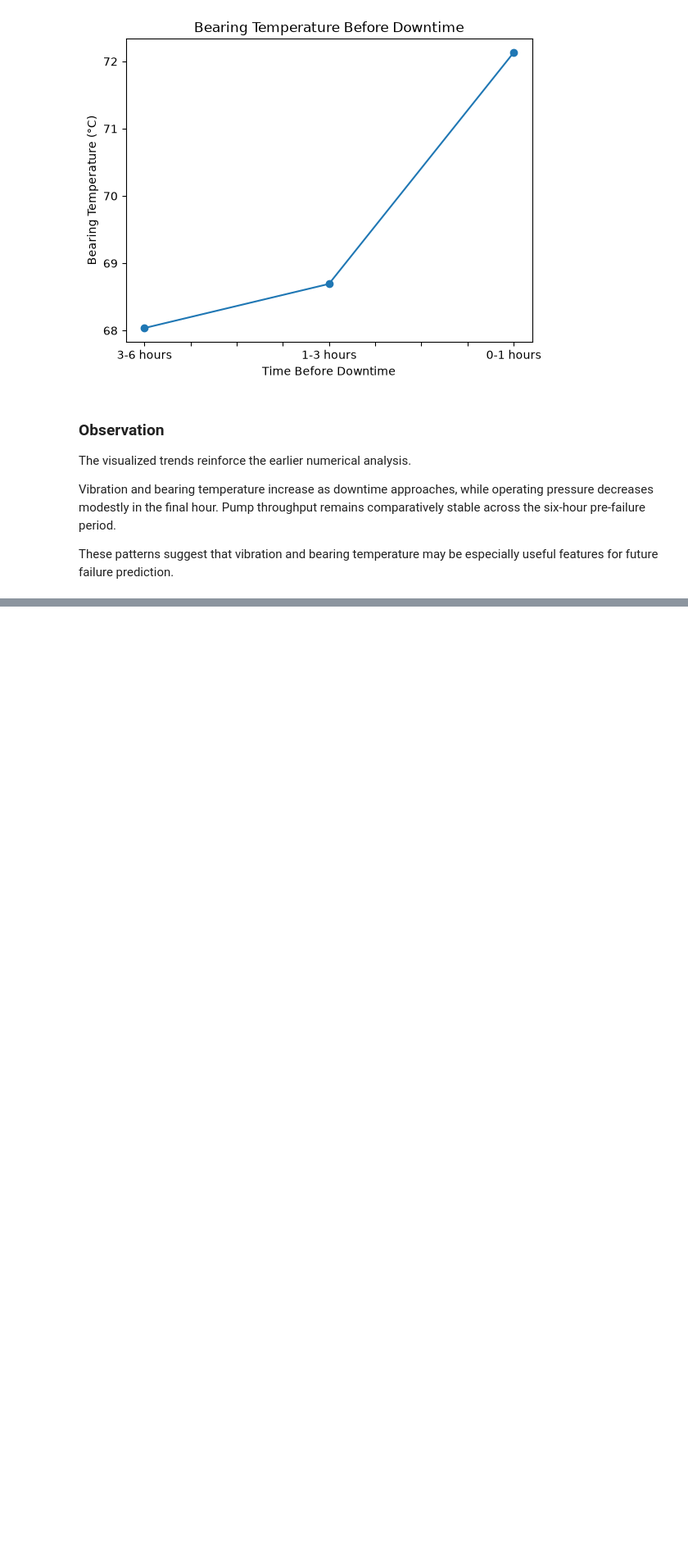
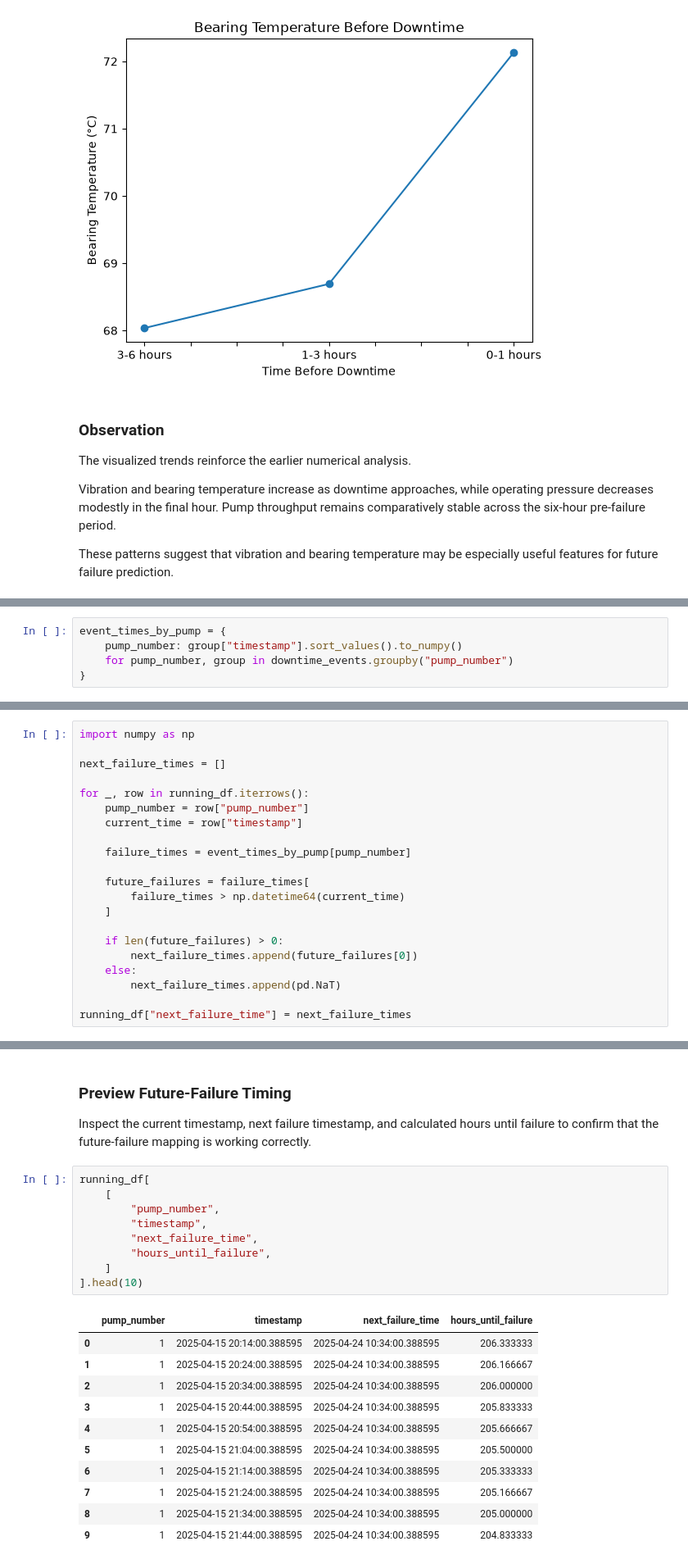
Before and after one commit to MohnishMehta/Break-Through-Tech-ML-Pipeline, a Jupyter notebook: notebooks/01_data_exploration.ipynb, the cells around one changed output, grey strips where cells are left out. Shown at 82% size. Drawn from its saved outputs; the diff is of its cells as text; blank space fills up the shorter version.

```diff
--- a/notebooks/01_data_exploration.ipynb
+++ b/notebooks/01_data_exploration.ipynb
@@ -638,0 +675,5 @@ These patterns suggest that vibration and bearing temperature may be especially
+# %%
+event_times_by_pump = {
+    pump_number: group["timestamp"].sort_values().to_numpy()
+    for pump_number, group in downtime_events.groupby("pump_number")
+}
@@ -638,0 +686,21 @@ These patterns suggest that vibration and bearing temperature may be especially
+# %%
+import numpy as np
+
+next_failure_times = []
+
+for _, row in running_df.iterrows():
+    pump_number = row["pump_number"]
+    current_time = row["timestamp"]
+
+    failure_times = event_times_by_pump[pump_number]
+
+    future_failures = failure_times[
+        failure_times > np.datetime64(current_time)
+    ]
+
+    if len(future_failures) > 0:
+        next_failure_times.append(future_failures[0])
+    else:
+        next_failure_times.append(pd.NaT)
+
+running_df["next_failure_time"] = next_failure_times
@@ -638,0 +718,25 @@ These patterns suggest that vibration and bearing temperature may be especially
+# %% [markdown]
+### Preview Future-Failure Timing
+
+Inspect the current timestamp, next failure timestamp, and calculated hours until failure to confirm that the future-failure mapping is working correctly.
+# %%
+running_df[
+    [
+        "pump_number",
+        "timestamp",
+        "next_failure_time",
+        "hours_until_failure",
+    ]
+].head(10)
+# %% [output]
+|  | pump_number | timestamp | next_failure_time | hours_until_failure |
+| 0 | 1 | 2025-04-15 20:14:00.388595 | 2025-04-24 10:34:00.388595 | 206.333333 |
+| 1 | 1 | 2025-04-15 20:24:00.388595 | 2025-04-24 10:34:00.388595 | 206.166667 |
+| 2 | 1 | 2025-04-15 20:34:00.388595 | 2025-04-24 10:34:00.388595 | 206.000000 |
+| 3 | 1 | 2025-04-15 20:44:00.388595 | 2025-04-24 10:34:00.388595 | 205.833333 |
+| 4 | 1 | 2025-04-15 20:54:00.388595 | 2025-04-24 10:34:00.388595 | 205.666667 |
+| 5 | 1 | 2025-04-15 21:04:00.388595 | 2025-04-24 10:34:00.388595 | 205.500000 |
+| 6 | 1 | 2025-04-15 21:14:00.388595 | 2025-04-24 10:34:00.388595 | 205.333333 |
+| 7 | 1 | 2025-04-15 21:24:00.388595 | 2025-04-24 10:34:00.388595 | 205.166667 |
+| 8 | 1 | 2025-04-15 21:34:00.388595 | 2025-04-24 10:34:00.388595 | 205.000000 |
+| 9 | 1 | 2025-04-15 21:44:00.388595 | 2025-04-24 10:34:00.388595 | 204.833333 |
```
Also changed, not shown: parts of 16 cells of this notebook.
